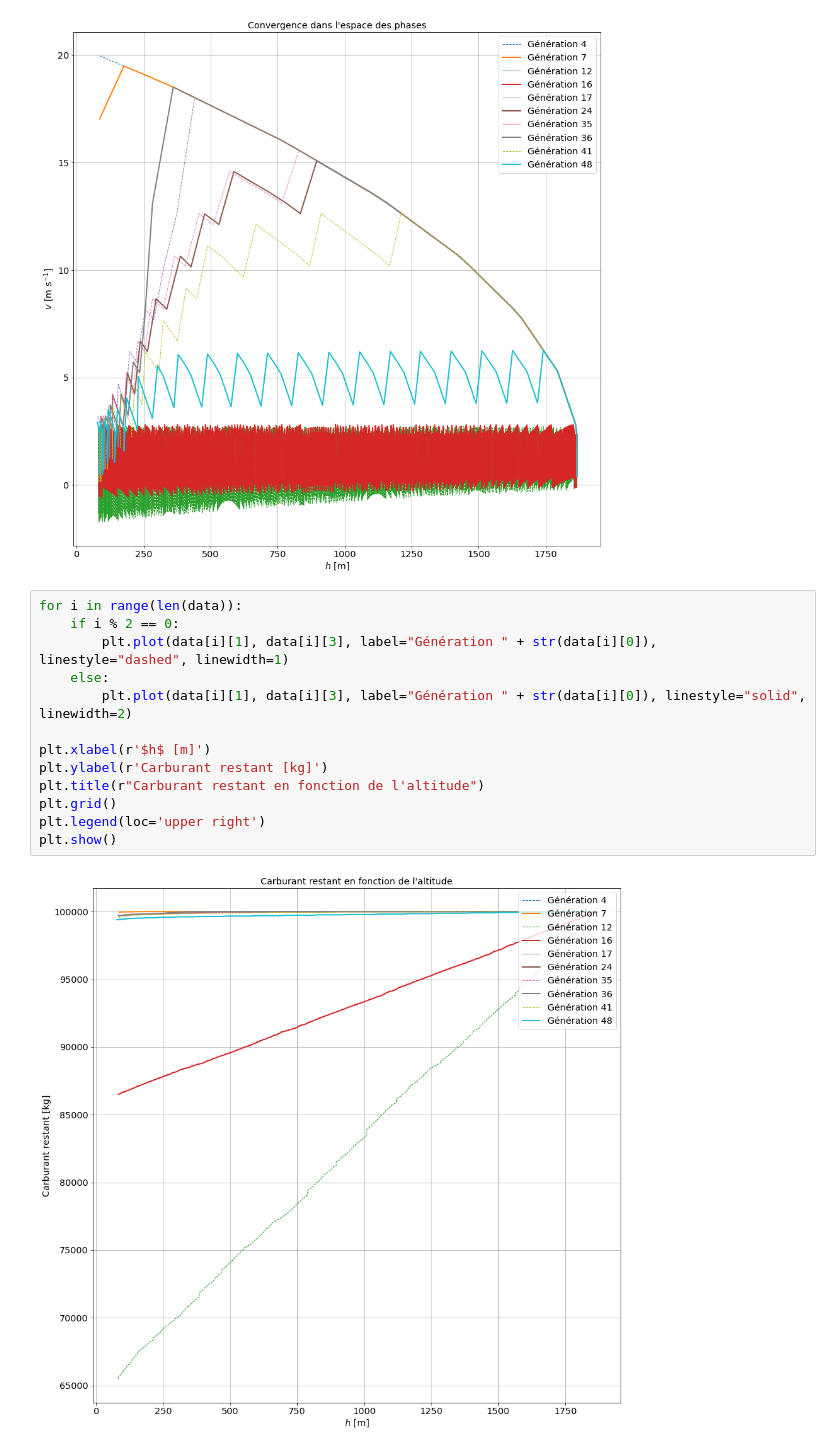
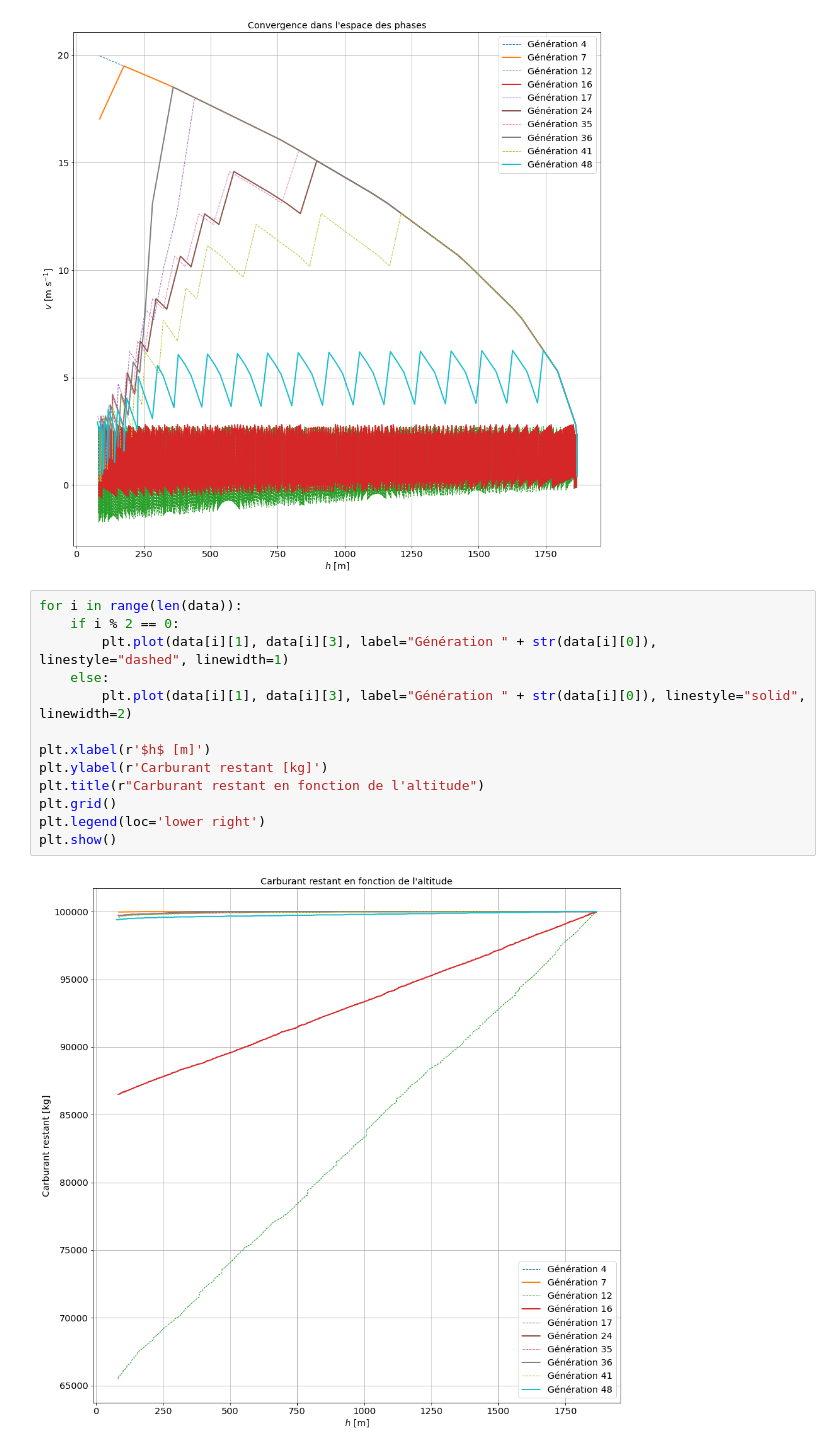
Before and after one commit to jakbay/mnp_project, a Jupyter notebook: data_analysis.ipynb, the cells around one changed output. Drawn from its saved outputs; the diff is of its cells as text.

```diff
--- a/data_analysis.ipynb
+++ b/data_analysis.ipynb
@@ -45,18 +45,18 @@ plt.show()
 # %%
 for i in range(len(data)):
     if i % 2 == 0:
         plt.plot(data[i][1], data[i][3], label="Génération " + str(data[i][0]), linestyle="dashed", linewidth=1)
     else:
         plt.plot(data[i][1], data[i][3], label="Génération " + str(data[i][0]), linestyle="solid", linewidth=2)
 
 plt.xlabel(r'$h$ [m]')
 plt.ylabel(r'Carburant restant [kg]')
 plt.title(r"Carburant restant en fonction de l'altitude")
 plt.grid()
-plt.legend(loc='upper right')
+plt.legend(loc='lower right')
 plt.show()
 # %% [output]
-[figure, old version]
+[figure, new version]
 # %%
 for i in range(4,len(data)):
     if i % 2 == 0:
```
Also changed, not shown: parts of 3 cells of this notebook, 4 other files.
